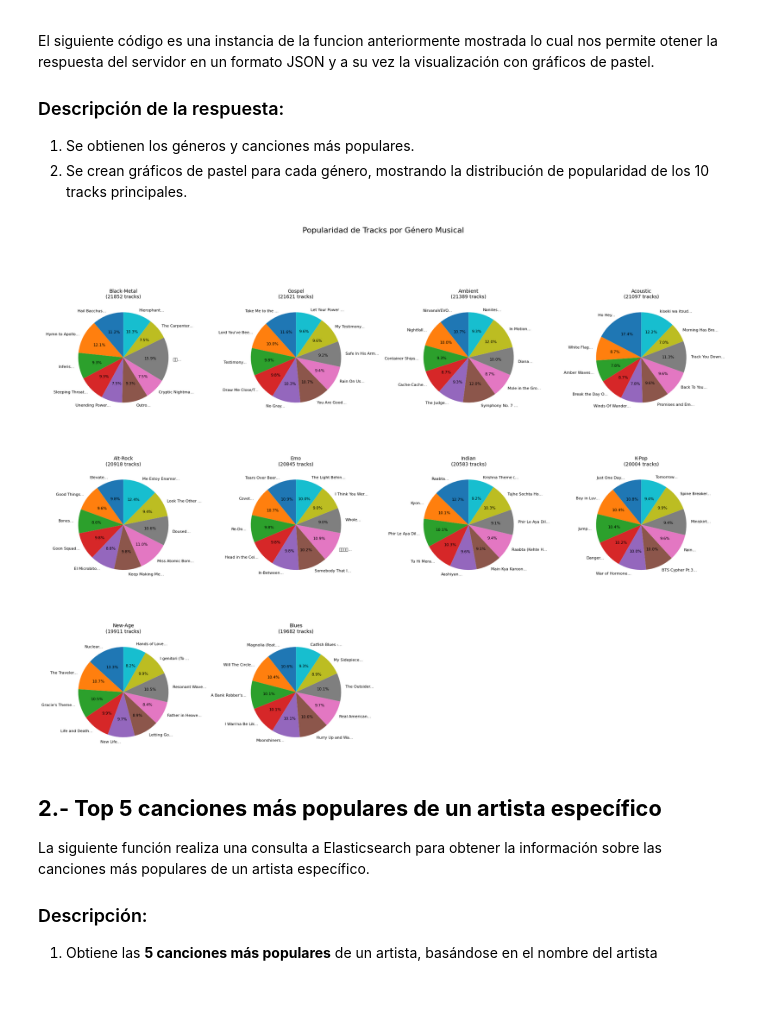
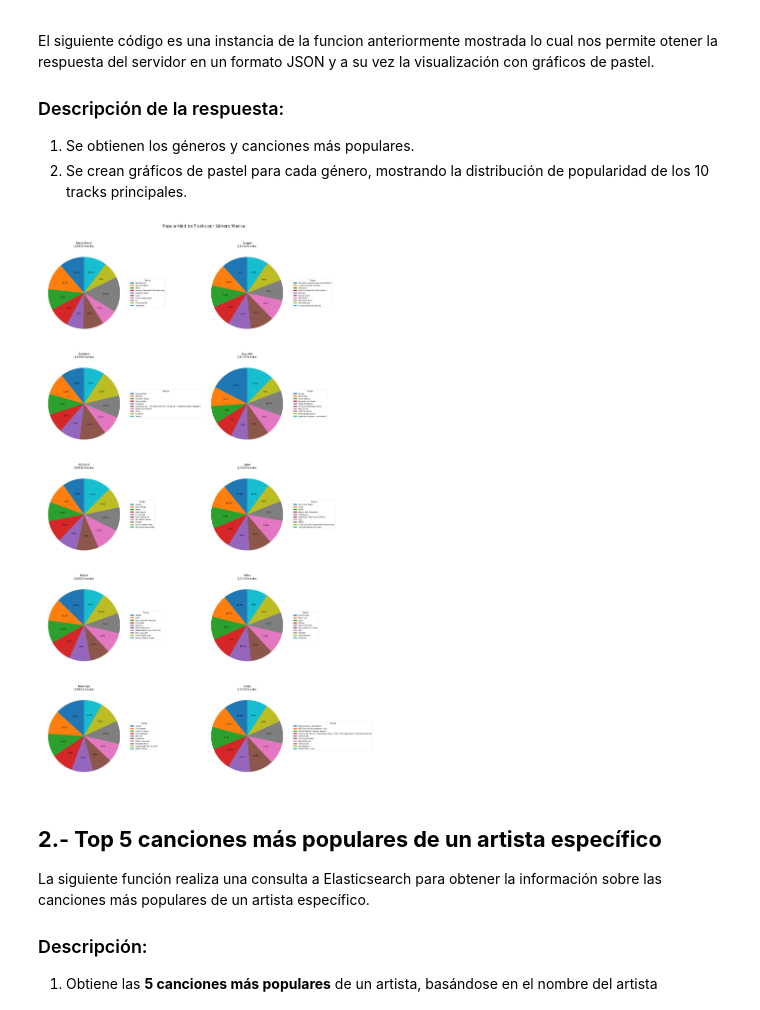
Before and after one commit to Emmanuel-Mtz-777/Spotify-Insights-with-Elasticsearch, a Jupyter notebook: documento.ipynb, the cells around one changed output. Cells and saved outputs as stored; diff of their text form; code cells hidden in the pictures.

Commit message:
Changes in graphs and add the process of convert data

```diff
--- a/documento.ipynb
+++ b/documento.ipynb
@@ -147,35 +147,46 @@ El siguiente código es una instancia de la funcion anteriormente mostrada lo cu
 # %%
 provider = ElasticSearchProvider()
 response = provider.showMostPopularbyGenre()
 data = response['aggregations']['top_genres']['buckets']
 n_genres = len(data)
-cols = 4
+cols = 2  # Menos columnas para gráficas más grandes
 rows = int(np.ceil(n_genres / cols))
 
-fig = plt.figure(figsize=(20, 5*rows), constrained_layout=True)
-fig.suptitle('Popularidad de Tracks por Género Musical', fontsize=16, y=1.05)
+fig = plt.figure(figsize=(30, 10 * rows), constrained_layout=True)
+fig.suptitle('Popularidad de Tracks por Género Musical', fontsize=26, y=1.02)
 
 for i, genre in enumerate(data, 1):
     genre_name = genre['key']
     tracks = genre['top_tracks']['hits']['hits'][:10]
 
-    track_names = [f"{t['_source']['track_name'][:15]}..." for t in tracks]
+    track_names = [t['_source']['track_name'] for t in tracks]
     popularities = [t['_source']['popularity'] for t in tracks]
     ax = fig.add_subplot(rows, cols, i)
 
     wedges, texts, autotexts = ax.pie(
         popularities,
-        labels=track_names,
+        labels=None,  # Evitamos etiquetas dentro del pastel
         autopct='%1.1f%%',
         startangle=90,
-        textprops={'fontsize': 8}
+        textprops={'fontsize': 12}
     )
 
-    ax.set_title(f"{genre_name.title()}\n({genre['doc_count']} tracks)", fontsize=10)
-plt.tight_layout()
+    # Leyenda más grande
+    ax.legend(
+        wedges,
+        track_names,
+        title="Tracks",
+        title_fontsize=13,
+        fontsize=11,
+        loc='center left',
+        bbox_to_anchor=(1, 0.5)
+    )
+
+    ax.set_title(f"{genre_name.title()}\n({genre['doc_count']} tracks)", fontsize=18)
+
 plt.show()
 # %% [output]
-[figure, old version]
+[figure, new version]
 # %% [markdown]
 ## **2.- Top 5 canciones más populares de un artista específico**
 
```
Also changed, not shown: parts of 6 cells of this notebook.
